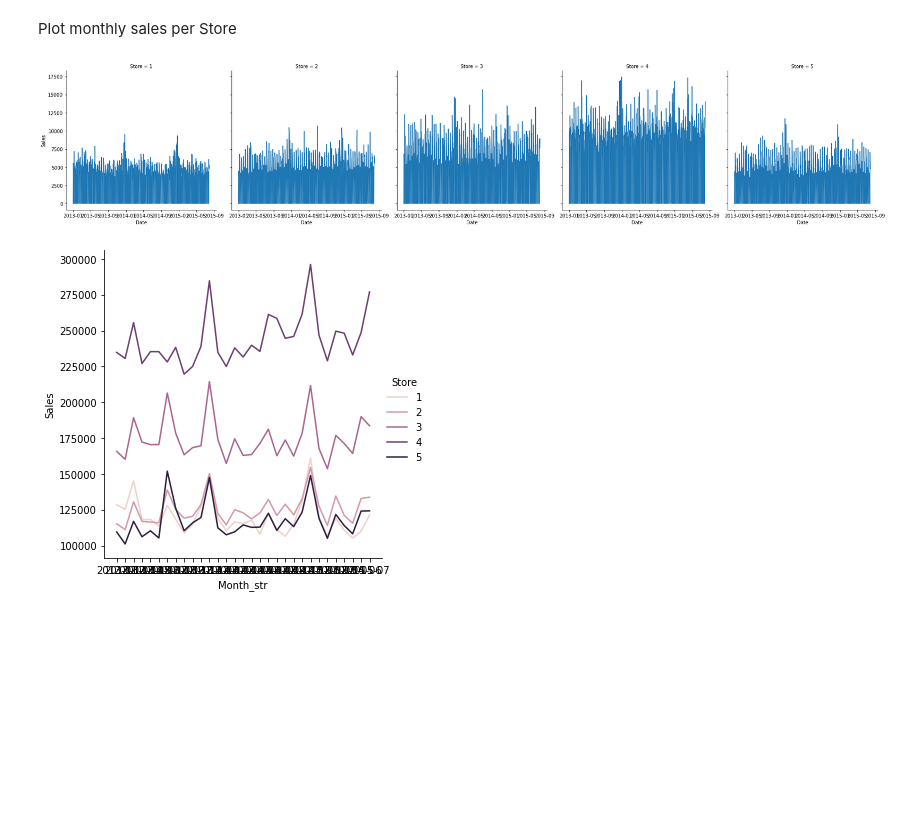
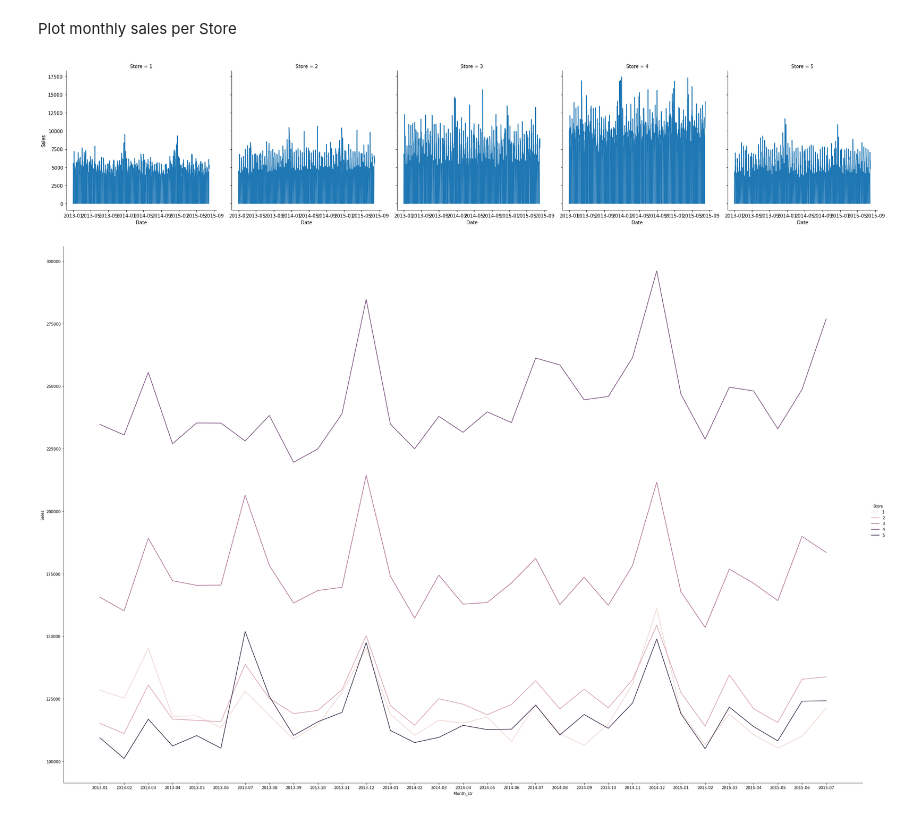
Before and after one commit to bruennijs/kaggle_rossmann_sales, a Jupyter notebook: regression.ipynb, the cells around one changed output. Cells and saved outputs as stored; diff of their text form; code cells hidden in the pictures; blank space fills up the shorter version.

Commit message:
change graph height

```diff
--- a/regression.ipynb
+++ b/regression.ipynb
@@ -64,13 +64,13 @@ Plot monthly sales per Store
 # %%
 import seaborn as sns
 import matplotlib.pyplot as plt
 
 sns.relplot(
     data=df_train_stores_range, x="Date", y="Sales", col="Store", kind="line")
 plt.show()
 
-sns.relplot(data=df_sales_monthly_stores_range, x="Month_str", y="Sales", hue="Store", kind='line')
+sns.relplot(data=df_sales_monthly_stores_range, x="Month_str", y="Sales", hue="Store", kind='line', height=20.0, aspect=1.5)
 plt.show()
 # %% [output]
 [figure]
-[figure, old version]
+[figure, new version]
```
